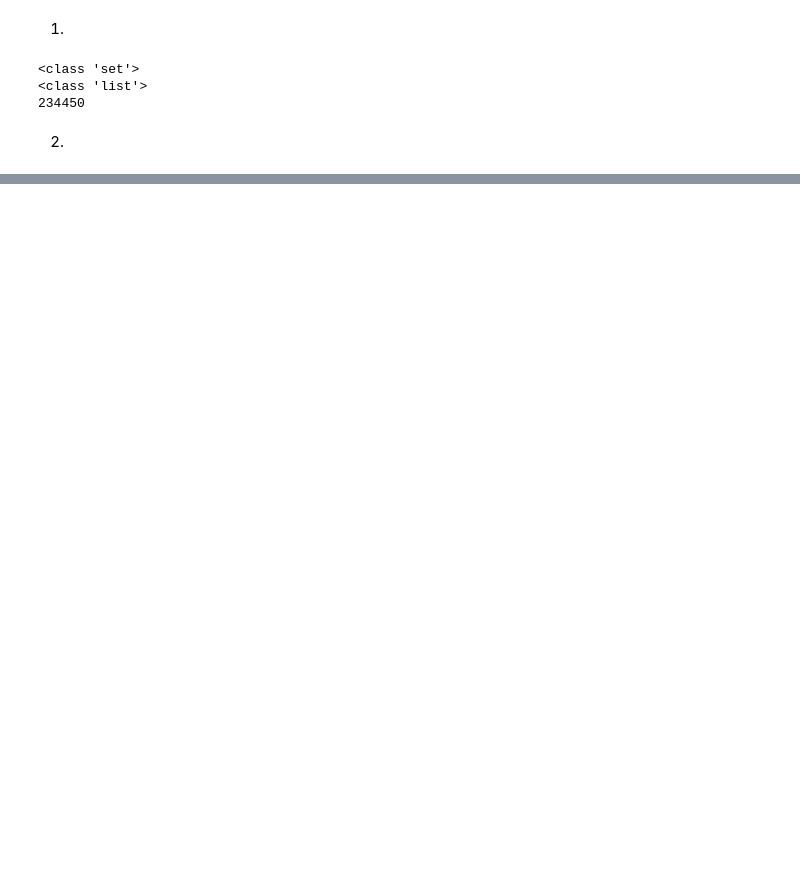
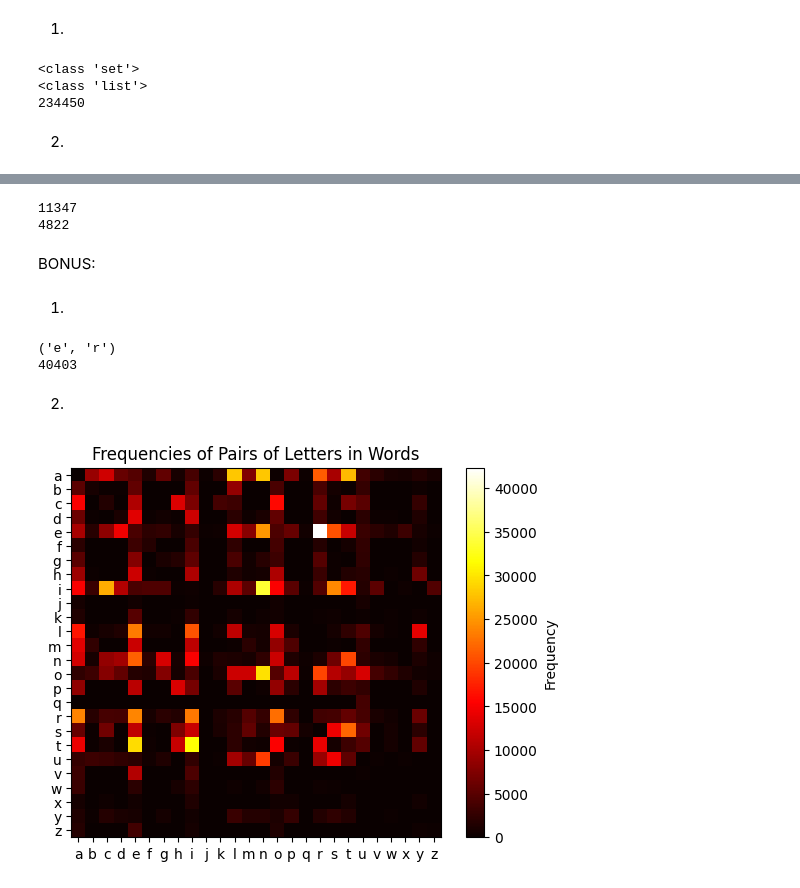
Before and after one commit to paigemb4/DS1002, a Jupyter notebook: words_hw.ipynb, the cells around one changed output, grey strips where cells are left out. Saved outputs shown, nothing was run; the diff lists cells and outputs as text; code cells hidden in the pictures; blank space fills up the shorter version.

```diff
--- a/words_hw.ipynb
+++ b/words_hw.ipynb
@@ -36,0 +147,61 @@ TypeError: list indices must be integers or slices, not tuple
+# %%
+#words containing a "v" and an "a":
+count_va = 0
+for word in wordlist:
+    if 'v' in word and 'a' in word:
+        count_va += 1
+print(count_va)
+
+#words containing a "w" and a "l":
+count_wl = 0
+for word in wordlist:
+    if 'w' in word and 'l' in word:
+        count_wl += 1
+print(count_wl)
+
+#it took 0 seconds to run
+# %% [output]
+11347
+4822
+# %% [markdown]
+BONUS:
+# %% [markdown]
+1.
+# %%
+#pair of letters that appear the most
+from collections import defaultdict
+
+pair_count = defaultdict(int)
+for word in wordlist:
+    pairs = set(zip(word, word[1:]))
+    for pair in pairs:
+        pair_count[pair] += 1
+most_common_pair = max(pair_count, key=pair_count.get)
+print(most_common_pair)
+
+#count of words with that pair
+count_most_common_pair = pair_count[most_common_pair]
+print(count_most_common_pair)
+# %% [output]
+('e', 'r')
+40403
+# %% [markdown]
+2.
+# %%
+pair_frequencies = np.zeros((26, 26), dtype=int)
+def letter_index(letter):
+    return ord(letter) - ord('a')
+for word in wordlist:
+    pairs = zip(word, word[1:])
+    for pair in pairs:
+        if pair[0].isalpha() and pair[1].isalpha():
+           pair_frequencies[letter_index(pair[0].lower())][letter_index(pair[1].lower())] += 1
+
+plt.imshow(pair_frequencies, cmap='hot', interpolation='nearest')
+plt.xticks(np.arange(26), [chr(i) for i in range(ord('a'), ord('z')+1)])
+plt.yticks(np.arange(26), [chr(i) for i in range(ord('a'), ord('z')+1)])
+plt.colorbar(label='Frequency')
+plt.title('Frequencies of Pairs of Letters in Words')
+plt.show()
+# %% [output]
+[figure, added]
```
Also changed, not shown: parts of 19 cells of this notebook.
